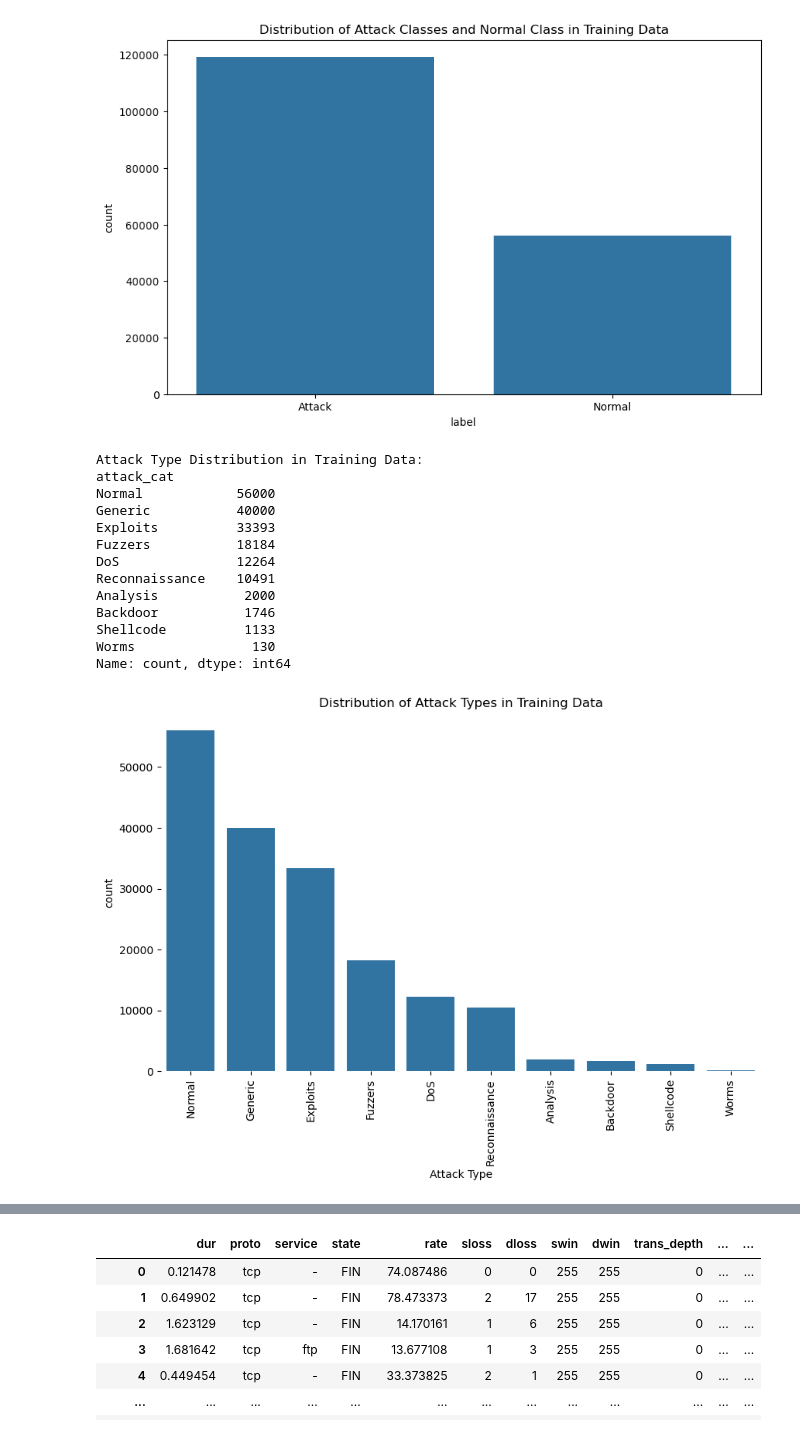
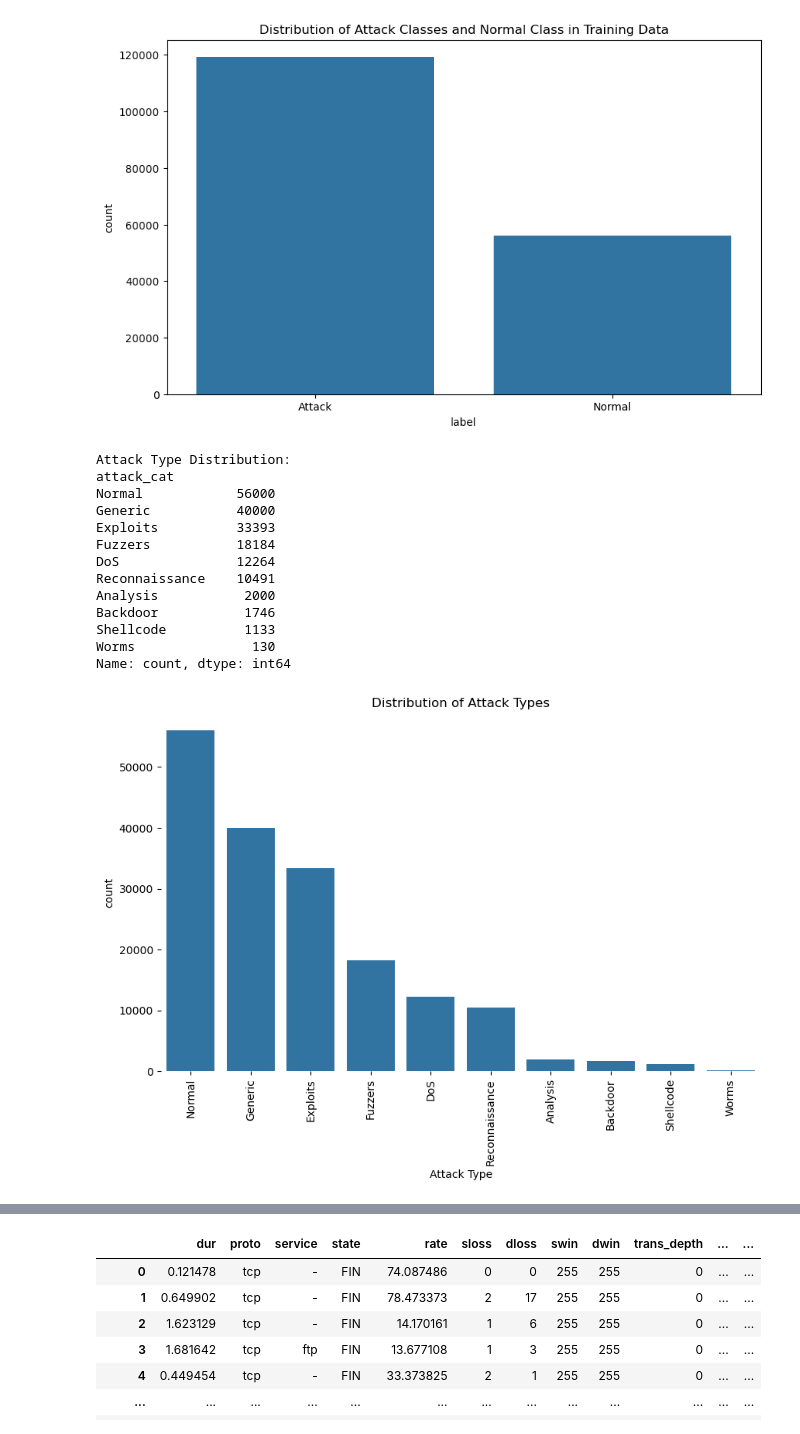
Before and after one commit to DaveD-BU/DX699-2025-spring-B2, a Jupyter notebook: OMDS-ModB2-Week6-Davis-David.ipynb, the cells around one changed output, grey strips where cells are left out. Cells and saved outputs as stored; diff of their text form; code cells hidden in the pictures.

```diff
--- a/OMDS-ModB2-Week6-Davis-David.ipynb
+++ b/OMDS-ModB2-Week6-Davis-David.ipynb
@@ -145,35 +145,35 @@ Name: count, dtype: int64
 [figure]
 # %%
 if 'attack_cat' in df_cyber.columns:
-    print("\nAttack Type Distribution in Training Data:")
+    print("\nAttack Type Distribution:")
     print(df_cyber['attack_cat'].value_counts())
 
     # Plot attack type distribution
     plt.figure(figsize=(10, 6))
     sns.countplot(data=df_cyber, x='attack_cat', order=df_cyber['attack_cat'].value_counts().index)
     plt.xticks(rotation=90)
     plt.xlabel('Attack Type')
-    plt.title('Distribution of Attack Types in Training Data')
+    plt.title('Distribution of Attack Types')
     plt.gca().spines['left'].set_visible(False)
     plt.gca().spines['bottom'].set_visible(False)
     plt.gca().spines['top'].set_visible(False)
     plt.gca().spines['right'].set_visible(False)
     plt.show()
 # %% [output]
-Attack Type Distribution in Training Data:
+Attack Type Distribution:
 attack_cat
 Normal            56000
 Generic           40000
 Exploits          33393
 Fuzzers           18184
 DoS               12264
 Reconnaissance    10491
 Analysis           2000
 Backdoor           1746
 Shellcode          1133
 Worms               130
 Name: count, dtype: int64
-[figure, old version]
+[figure, new version]
 # %%
 if 'service' in df_cyber.columns:
     print("\nService Distribution in Training Data:")
```
Also changed, not shown: parts of 9 cells of this notebook, 1 other file.
